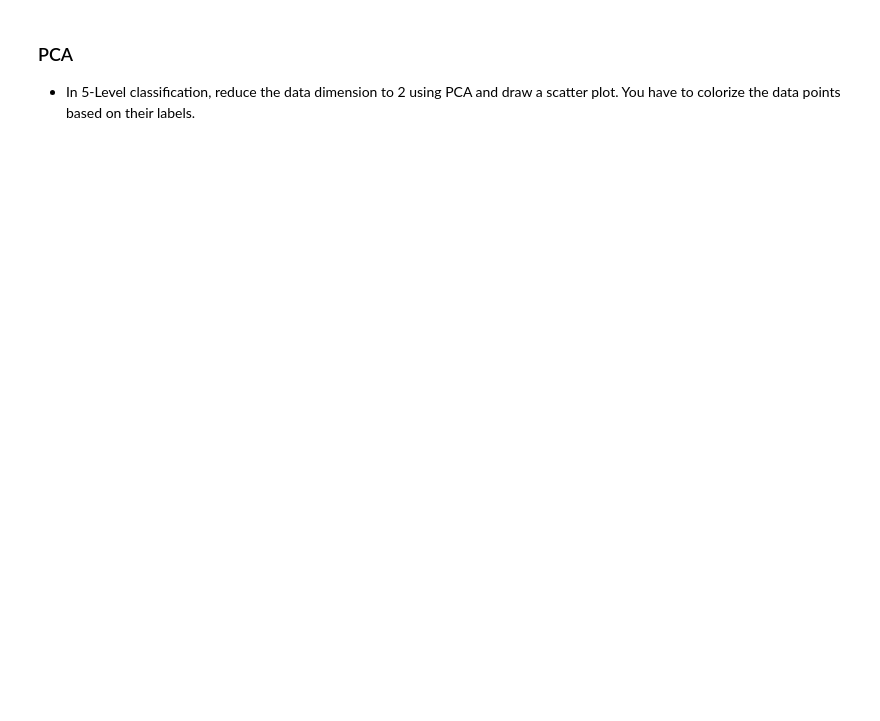
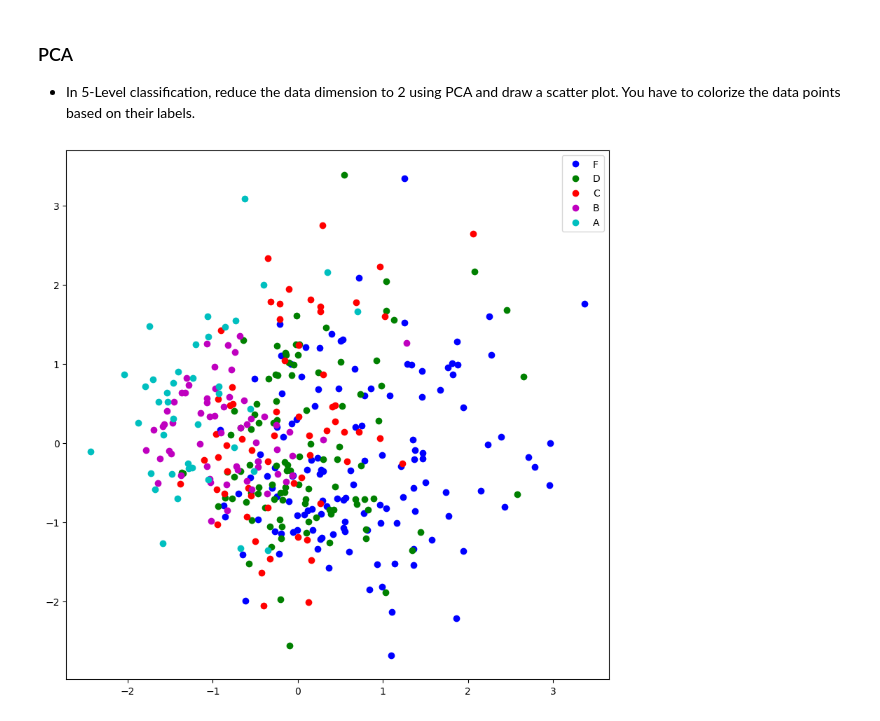
Before and after one commit to ee-chiu/ML-hw2, a Jupyter notebook: hw2.ipynb, the cells around one changed output. Saved outputs shown, nothing was run; the diff lists cells and outputs as text; code cells hidden in the pictures; blank space fills up the shorter version.

```diff
--- a/hw2.ipynb
+++ b/hw2.ipynb
@@ -530,31 +527,33 @@ A_dim1 = []
 A_dim2 = []
 
 #記錄各個 label 的 dimension 資料
 for i in range(len(dim1)):
     if y_5[i] == 0:
         F_dim1.append(dim1[i])
         F_dim2.append(dim2[i])
     elif y_5[i] == 1:
         D_dim1.append(dim1[i])
         D_dim2.append(dim2[i])
     elif y_5[i] == 2:
         C_dim1.append(dim1[i])
         C_dim2.append(dim2[i])
     elif y_5[i] == 3:
         B_dim1.append(dim1[i])
         B_dim2.append(dim2[i])
     elif y_5[i] == 4:
         A_dim1.append(dim1[i])
         A_dim2.append(dim2[i])
 
-plt.figure(figsize=(20, 20), dpi = 100) # 決定圖片大小和解析度
+plt.figure(figsize=(10, 10), dpi = 100) # 決定圖片大小和解析度
 
 #根據 label 畫圖
 plt.plot(F_dim1, F_dim2, 'bo', label = 'F')
 plt.plot(D_dim1, D_dim2, 'go', label = 'D')
 plt.plot(C_dim1, C_dim2, 'ro', label = 'C')
 plt.plot(B_dim1, B_dim2, 'mo', label = 'B')
 plt.plot(A_dim1, A_dim2, 'co', label = 'A')
 
 plt.legend() # 顯示圖例
 plt.show() # 顯示圖片
+# %% [output]
+[figure, added]
```
Also changed, not shown: parts of 12 cells of this notebook, 1 other file.
